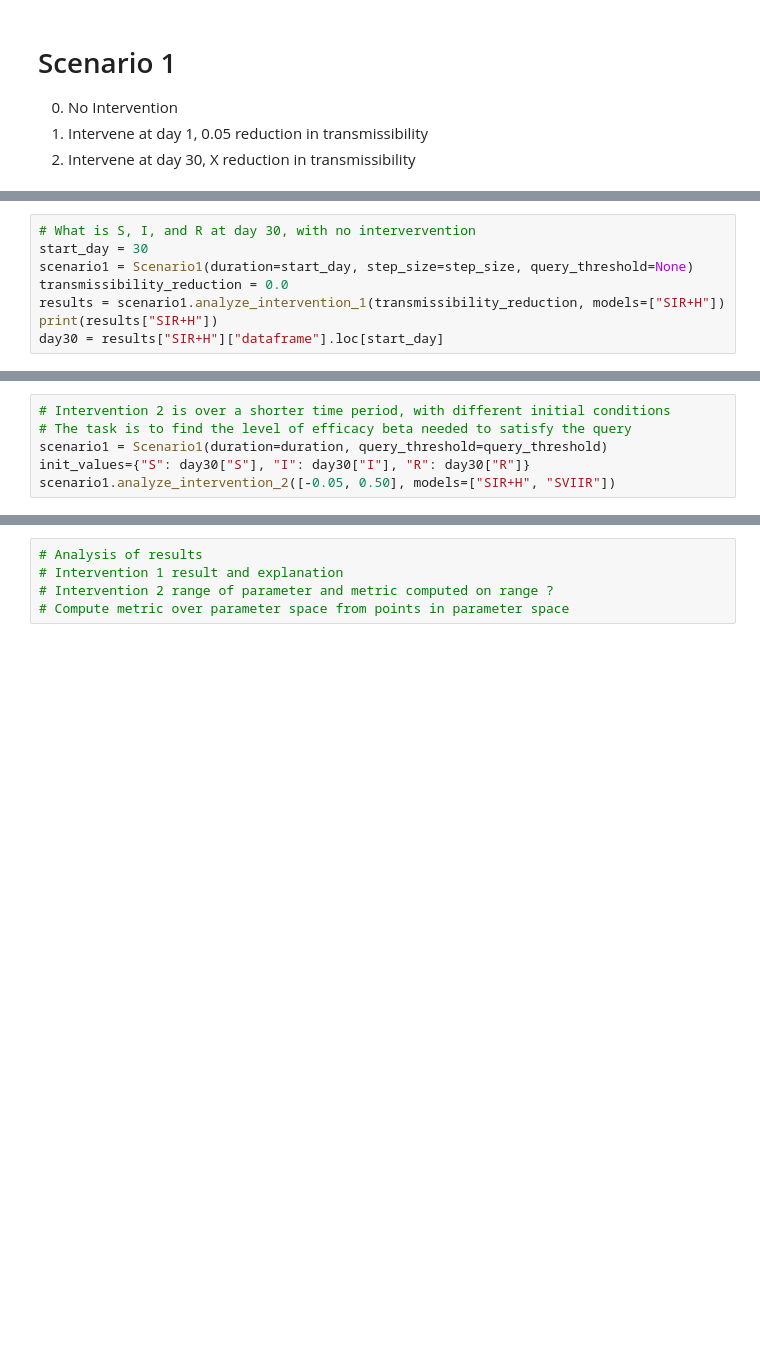
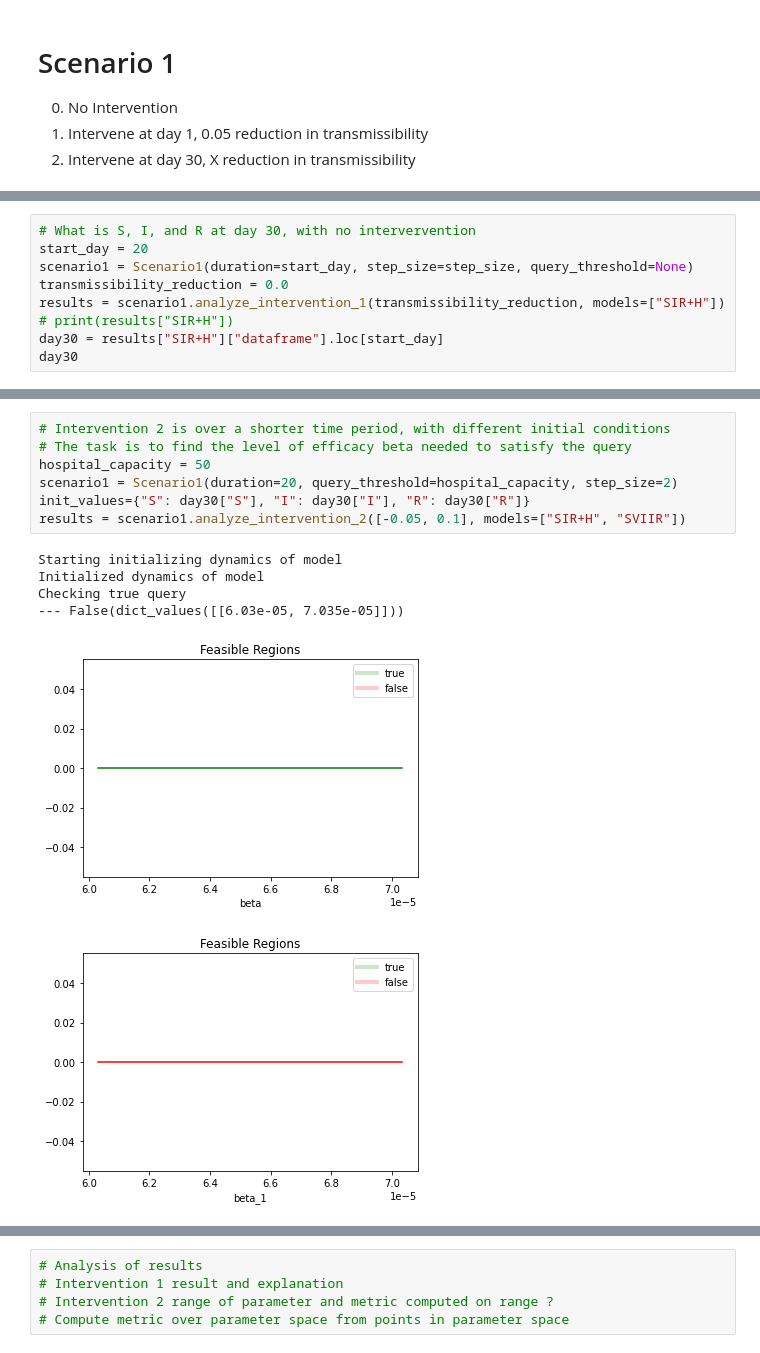
Before and after one commit to ml4ai/funman, a Jupyter notebook: notebooks/dec_8_2022_demo_funman.ipynb, the cells around one changed output, grey strips where cells are left out. Drawn from its saved outputs; the diff is of its cells as text; blank space fills up the shorter version.

```diff
--- a/notebooks/dec_8_2022_demo_funman.ipynb
+++ b/notebooks/dec_8_2022_demo_funman.ipynb
@@ -84,10 +87,11 @@ SVIIR: Query Not Satisfied
 [figure]
 # %%
 # What is S, I, and R at day 30, with no intervervention
-start_day = 30
+start_day = 20
 scenario1 = Scenario1(duration=start_day, step_size=step_size, query_threshold=None)
 transmissibility_reduction = 0.0
 results = scenario1.analyze_intervention_1(transmissibility_reduction, models=["SIR+H"])
-print(results["SIR+H"])
+# print(results["SIR+H"])
 day30 = results["SIR+H"]["dataframe"].loc[start_day]
+day30
 # %% [output]
@@ -96,9 +108,17 @@ AttributeError: 'NoneType' object has no attribute 'loc'
 # %%
 # Intervention 2 is over a shorter time period, with different initial conditions
 # The task is to find the level of efficacy beta needed to satisfy the query
-scenario1 = Scenario1(duration=duration, query_threshold=query_threshold)
+hospital_capacity = 50
+scenario1 = Scenario1(duration=20, query_threshold=hospital_capacity, step_size=2)
 init_values={"S": day30["S"], "I": day30["I"], "R": day30["R"]}
-scenario1.analyze_intervention_2([-0.05, 0.50], models=["SIR+H", "SVIIR"])
+results = scenario1.analyze_intervention_2([-0.05, 0.1], models=["SIR+H", "SVIIR"])
+# %% [output]
+Starting initializing dynamics of model
+Initialized dynamics of model
+Checking true query
+--- False(dict_values([[6.03e-05, 7.035e-05]]))
+[figure, added]
+[figure, added]
 # %% [markdown]
 <!-- (:process infection
  :parameters (?gamma)
```
Also changed, not shown: parts of 6 cells of this notebook, 8 other files.
